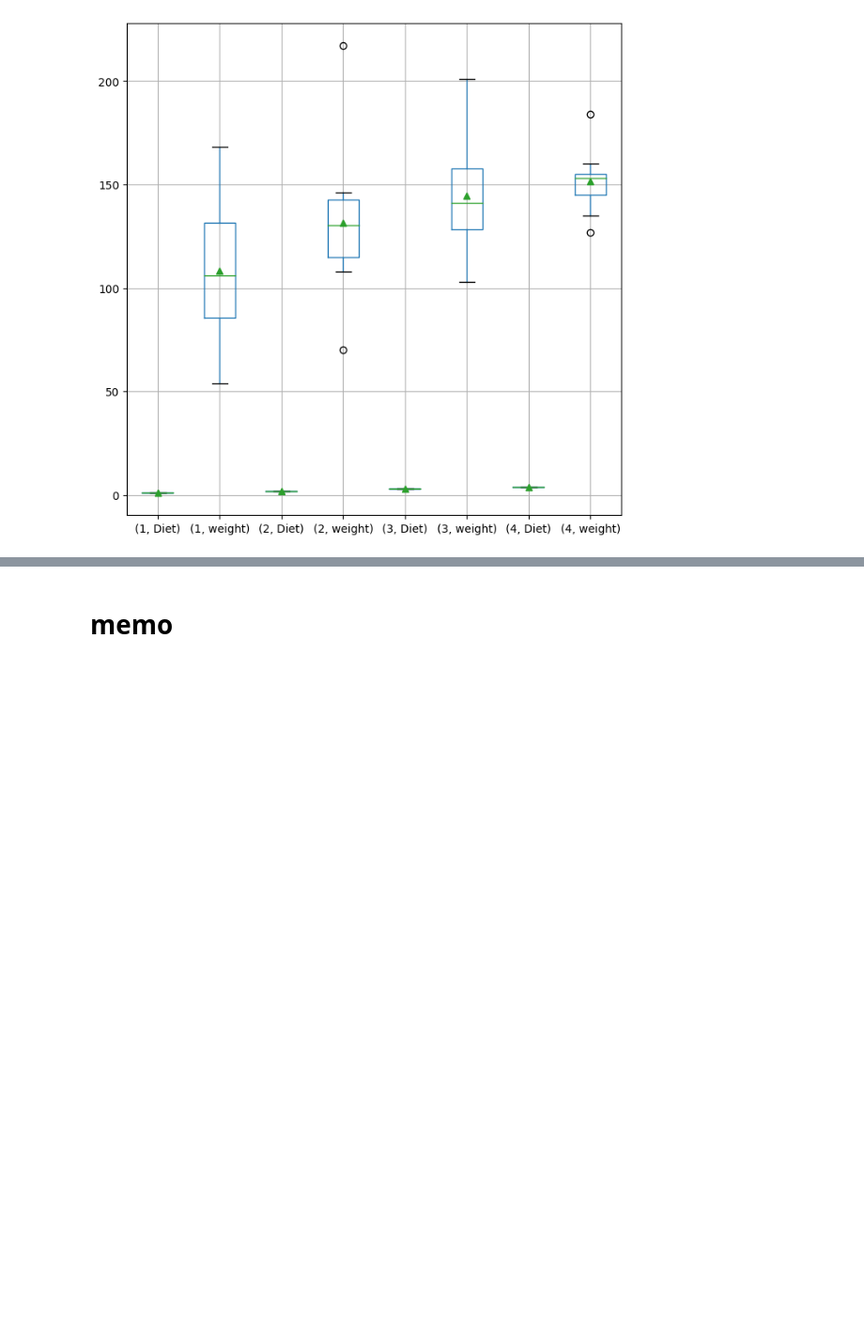
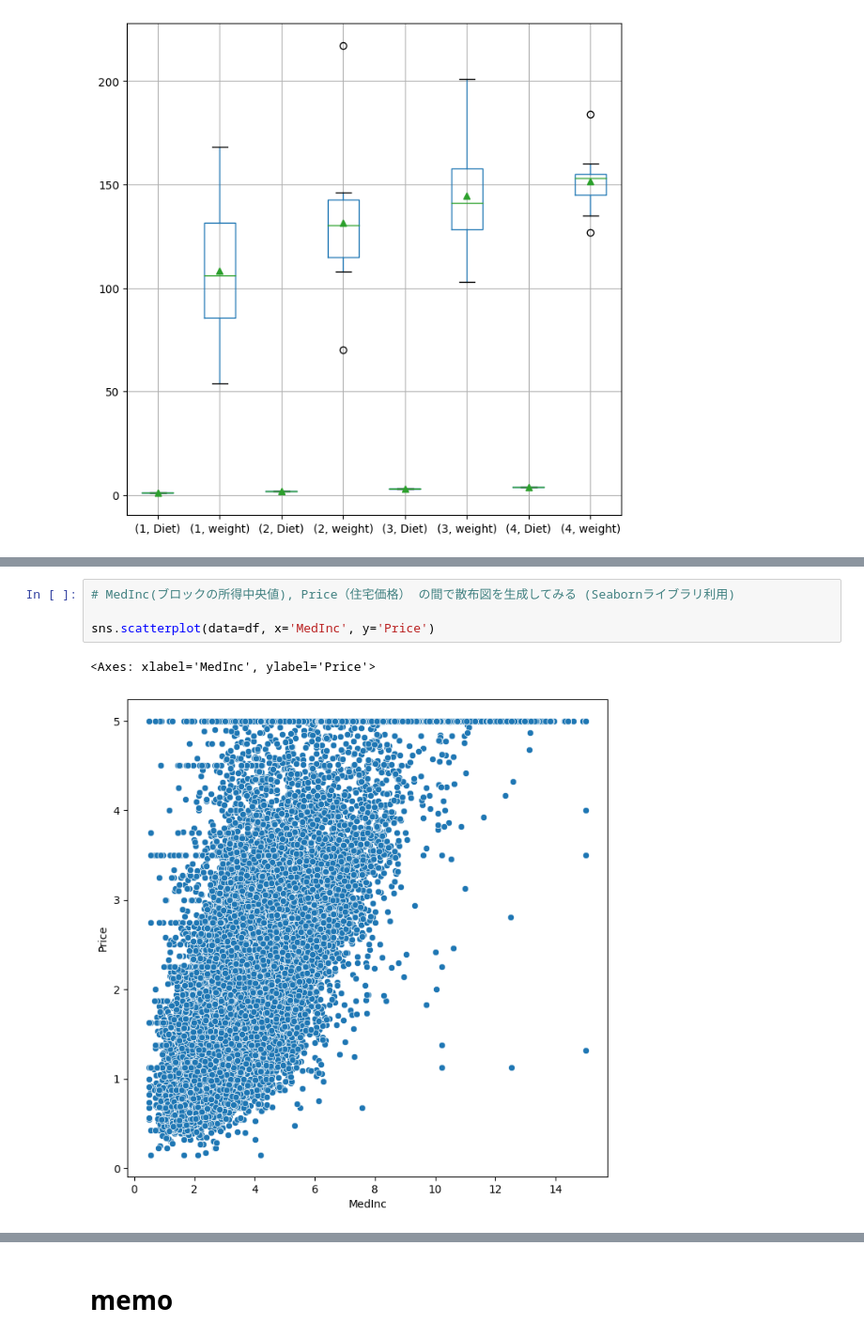
Before and after one commit to MDASH-shinshu/MDASH-T-DS, a Jupyter notebook: 2/2_analysis_design_colab.ipynb, the cells around one changed output, grey strips where cells are left out. Shown at 94% size. Drawn from its saved outputs; the diff is of its cells as text; blank space fills up the shorter version.

```diff
--- a/2/2_analysis_design_colab.ipynb
+++ b/2/2_analysis_design_colab.ipynb
@@ -349,0 +410,7 @@ grouped.boxplot(subplots=False, showmeans=True)
+# %%
+# MedInc(ブロックの所得中央値), Price（住宅価格） の間で散布図を生成してみる (Seabornライブラリ利用)
+
+sns.scatterplot(data=df, x='MedInc', y='Price')
+# %% [output]
+<Axes: xlabel='MedInc', ylabel='Price'>
+[figure, added]
```
Also changed, not shown: parts of 44 cells of this notebook.
